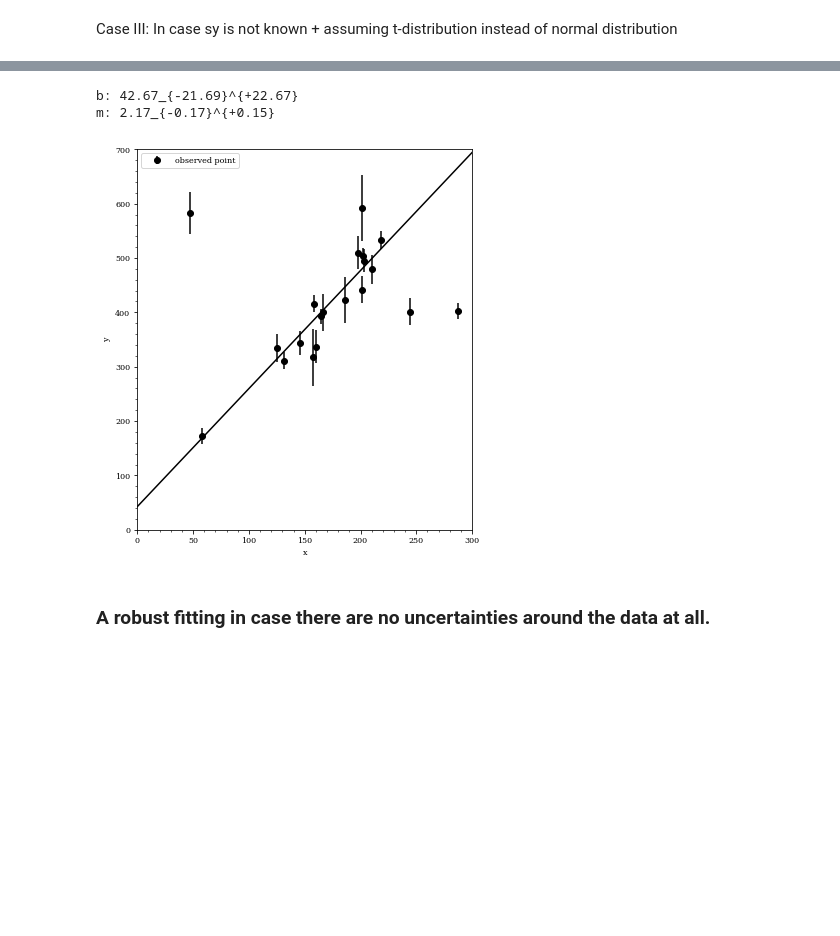
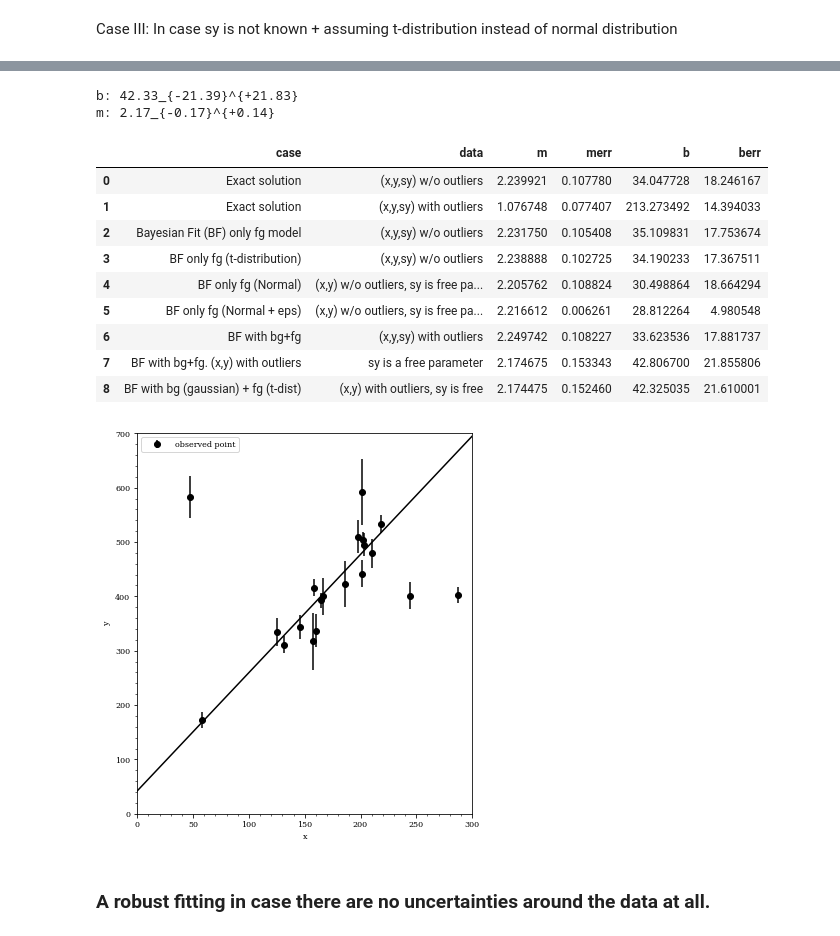
Before and after one commit to pkaf/blogs, a Jupyter notebook: Bayesian line fit.ipynb, the cells around one changed output, grey strips where cells are left out. Cells and saved outputs as stored; diff of their text form; code cells hidden in the pictures; blank space fills up the shorter version.

```diff
--- a/Bayesian line fit.ipynb
+++ b/Bayesian line fit.ipynb
@@ -341,4 +391,10 @@ plt.figure(figsize=(6,7))
 plt.plot(Xp, mest*Xp + best, 'k')
 plt.plot(X, Y, 'ko', label='observed point')
 plotting_keys()
+
+# Storing result in a dataframe
+caseVI_result = {'m':mest, 'merr':0.5*(mm+mp), 'b': best, 'berr':0.5*(bm+bp),
+                 'case':'BF only fg (Normal + eps)', 'data': '(x,y) w/o outliers, sy is free parameter'}
+
+result_df = result_df.append(pd.Series(caseVI_result), ignore_index=True)
 # %% [output]
@@ -534,17 +601,33 @@ The acceptance probability does not match the target. It is 0.8841318613817027,
 # %%
 best, bm, bp = xest(trace['b'])
 mest, mm, mp = xest(trace['m'])
 print "b: %1.2f_{-%1.2f}^{+%1.2f}"%(best, bm, bp)
 print "m: %1.2f_{-%1.2f}^{+%1.2f}"%(mest, mm, mp)
 
 Xp = np.linspace(0, 300, 10)
 plt.figure(figsize=(6,7))
 plt.plot(Xp, mest*Xp + best, 'k')
 plt.errorbar(X, Y, yerr=sY, fmt='ko', label='observed point')
 plotting_keys()
+
+# Storing result in a dataframe
+caseIX_result = {'m':mest, 'merr':0.5*(mm+mp), 'b': best, 'berr':0.5*(bm+bp),
+                  'case':'BF with bg (gaussian) + fg (t-dist)','data':'(x,y) with outliers, sy is free'}
+
+result_df = result_df.append(pd.Series(caseIX_result), ignore_index=True)
 # %% [output]
-b: 42.67_{-21.69}^{+22.67}
-m: 2.17_{-0.17}^{+0.15}
+b: 42.33_{-21.39}^{+21.83}
+m: 2.17_{-0.17}^{+0.14}
+|  | case | data | m | merr | b | berr |
+| 0 | Exact solution | (x,y,sy) w/o outliers | 2.239921 | 0.107780 | 34.047728 | 18.246167 |
+| 1 | Exact solution | (x,y,sy) with outliers | 1.076748 | 0.077407 | 213.273492 | 14.394033 |
+| 2 | Bayesian Fit (BF) only fg model | (x,y,sy) w/o outliers | 2.231750 | 0.105408 | 35.109831 | 17.753674 |
+| 3 | BF only fg (t-distribution) | (x,y,sy) w/o outliers | 2.238888 | 0.102725 | 34.190233 | 17.367511 |
+| 4 | BF only fg (Normal) | (x,y) w/o outliers, sy is free pa... | 2.205762 | 0.108824 | 30.498864 | 18.664294 |
+| 5 | BF only fg (Normal + eps) | (x,y) w/o outliers, sy is free pa... | 2.216612 | 0.006261 | 28.812264 | 4.980548 |
+| 6 | BF with bg+fg | (x,y,sy) with outliers | 2.249742 | 0.108227 | 33.623536 | 17.881737 |
+| 7 | BF with bg+fg. (x,y) with outliers | sy is a free parameter | 2.174675 | 0.153343 | 42.806700 | 21.855806 |
+| 8 | BF with bg (gaussian) + fg (t-dist) | (x,y) with outliers, sy is free | 2.174475 | 0.152460 | 42.325035 | 21.610001 |
 [figure]
 # %% [markdown]
 ### A robust fitting in case there are no uncertainties around the data at all.
```
Also changed, not shown: parts of 23 cells of this notebook.
